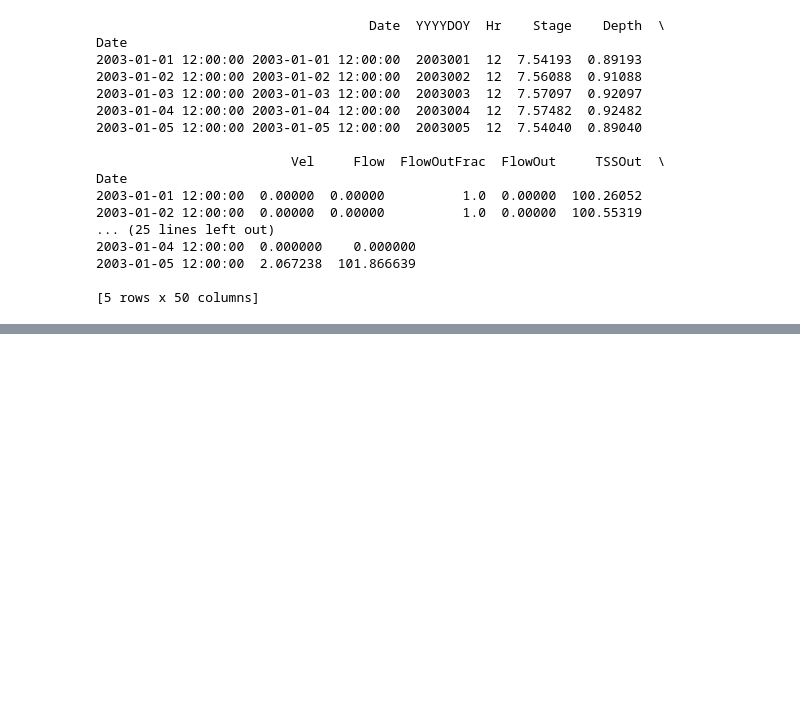
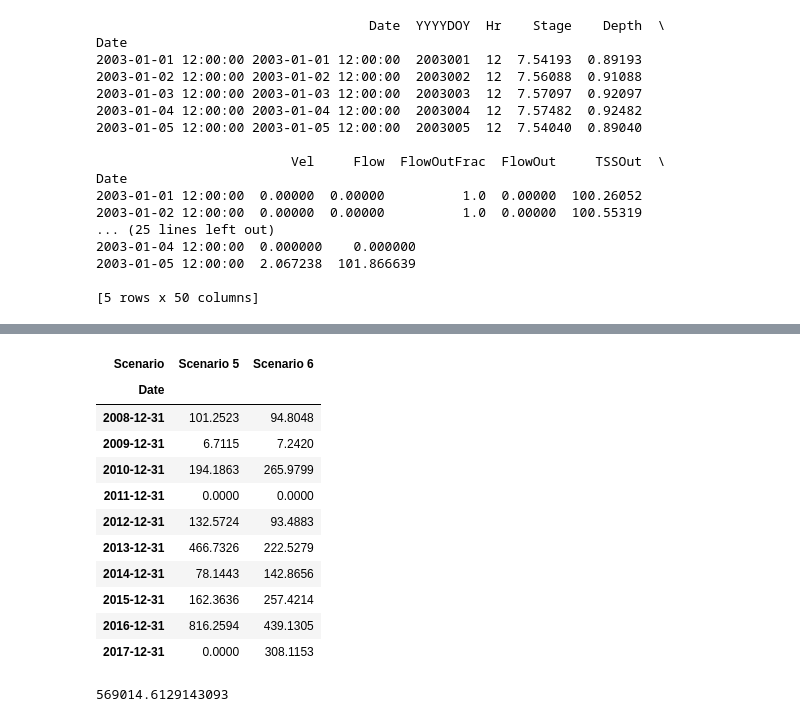
Before and after one commit to ajames-swet/py-hydro-data, a Jupyter notebook: notebooks/WAMReachTest.ipynb, the cells around one changed output, grey strips where cells are left out. Cells and saved outputs as stored; diff of their text form; code cells hidden in the pictures; blank space fills up the shorter version.

Commit message:
Summary outputs for WAM loads - Table 14/15

```diff
--- a/notebooks/WAMReachTest.ipynb
+++ b/notebooks/WAMReachTest.ipynb
@@ -39,0 +128,16 @@ Date
+# %%
+pv_flow = all_inflow.pivot(index='Date', columns='Scenario', values='Inflow')
+pv_flow.resample('A').apply(sum)
+# %% [output]
+| Scenario | Scenario 5 | Scenario 6 |
+| Date |  |  |
+| 2008-12-31 | 101.2523 | 94.8048 |
+| 2009-12-31 | 6.7115 | 7.2420 |
+| 2010-12-31 | 194.1863 | 265.9799 |
+| 2011-12-31 | 0.0000 | 0.0000 |
+| 2012-12-31 | 132.5724 | 93.4883 |
+| 2013-12-31 | 466.7326 | 222.5279 |
+| 2014-12-31 | 78.1443 | 142.8656 |
+| 2015-12-31 | 162.3636 | 257.4214 |
+| 2016-12-31 | 816.2594 | 439.1305 |
+| 2017-12-31 | 0.0000 | 308.1153 |
@@ -39,0 +153,4 @@ Date
+# %%
+CS_O1_S6_R15.get_annual_sums('TotalNLoad')['2008-01-01':'2017-12-31'].sum()
+# %% [output]
+569014.6129143093
```
Also changed, not shown: parts of 14 cells of this notebook, 1 other file.
